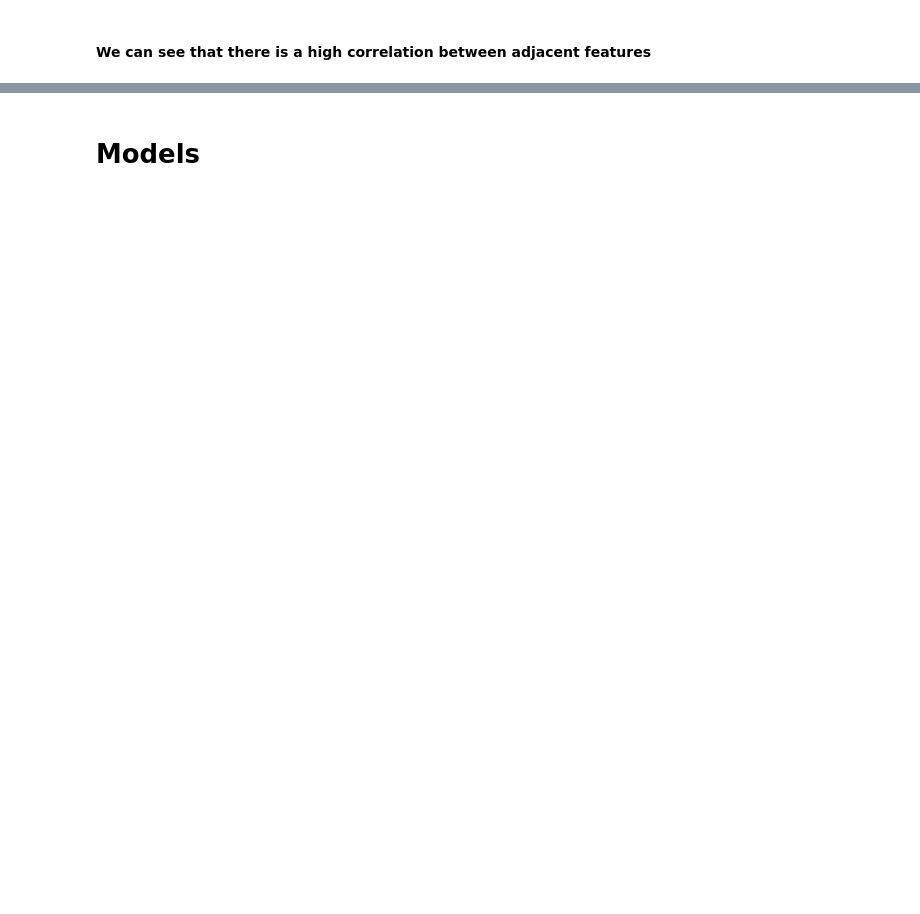
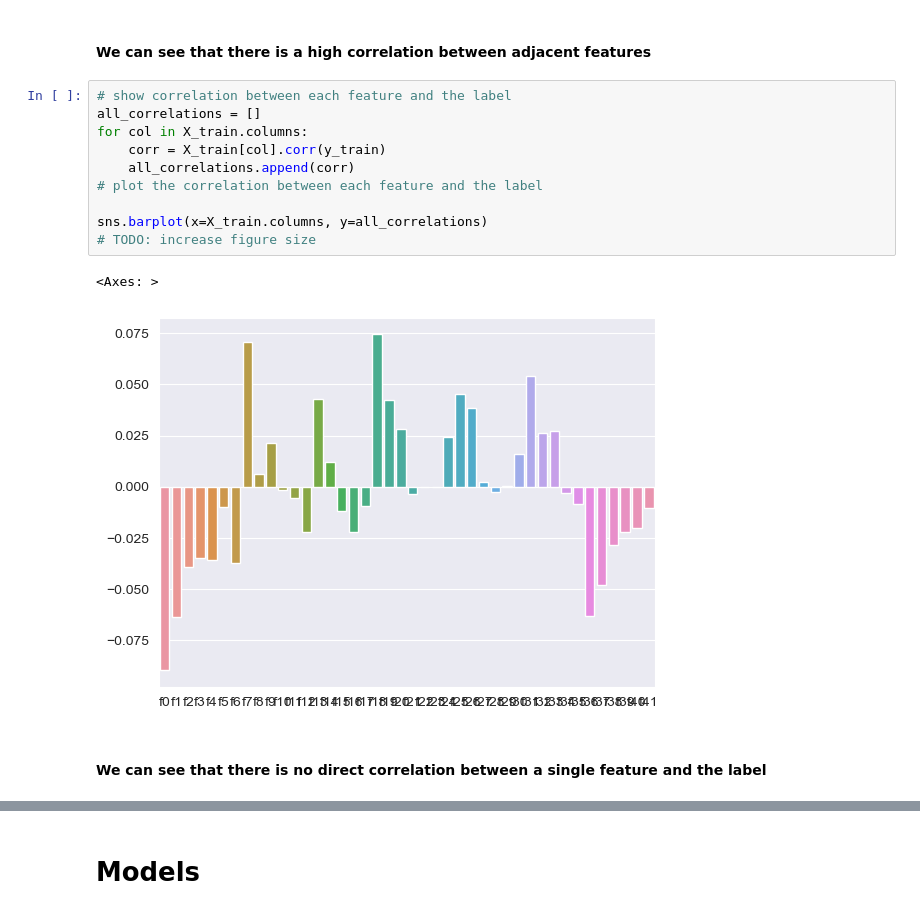
Before and after one commit to NadavShoham/AppliedML, a Jupyter notebook: notebooks/ml_ex2/Assignment2_Applied_ML.ipynb, the cells around one changed output, grey strips where cells are left out. Saved outputs shown, nothing was run; the diff lists cells and outputs as text; blank space fills up the shorter version.

```diff
--- a/notebooks/ml_ex2/Assignment2_Applied_ML.ipynb
+++ b/notebooks/ml_ex2/Assignment2_Applied_ML.ipynb
@@ -85,5 +94,20 @@ sns.heatmap(X_train.corr())
 # %% [markdown]
 #### We can see that there is a high correlation between adjacent features
+# %%
+# show correlation between each feature and the label
+all_correlations = []
+for col in X_train.columns:
+    corr = X_train[col].corr(y_train)
+    all_correlations.append(corr)
+# plot the correlation between each feature and the label
+
+sns.barplot(x=X_train.columns, y=all_correlations)
+# TODO: increase figure size
+# %% [output]
+<Axes: >
+[figure, added]
+# %% [markdown]
+#### We can see that there is no direct correlation between a single feature and the label
 # %%
 # show the distribution of the features
 X_train.hist(figsize=(20, 20))
```
Also changed, not shown: parts of 17 cells of this notebook.
